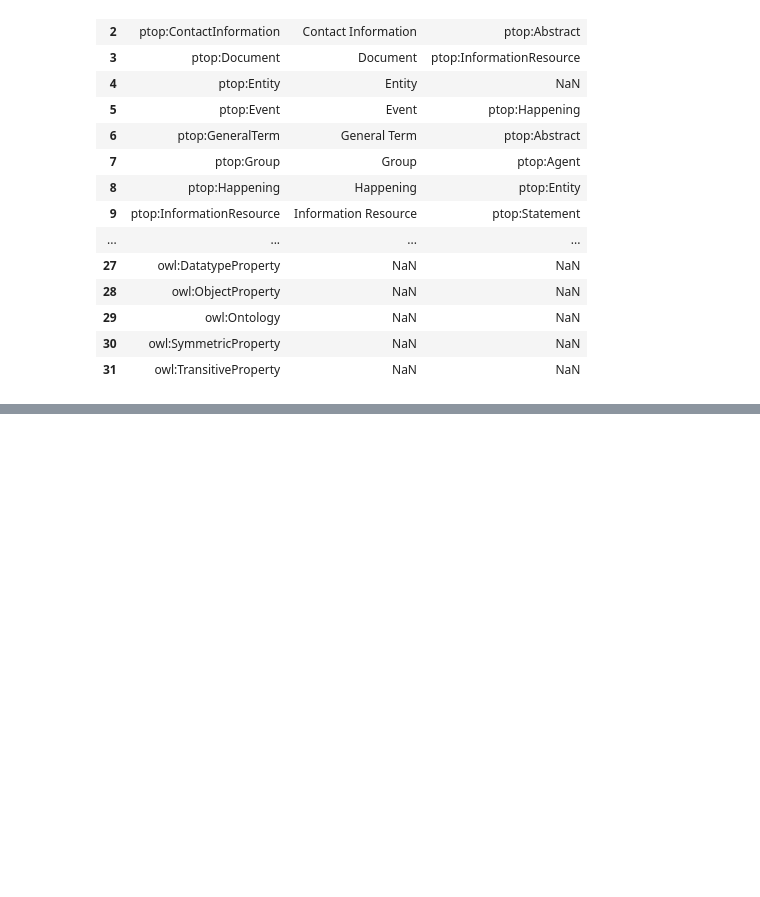
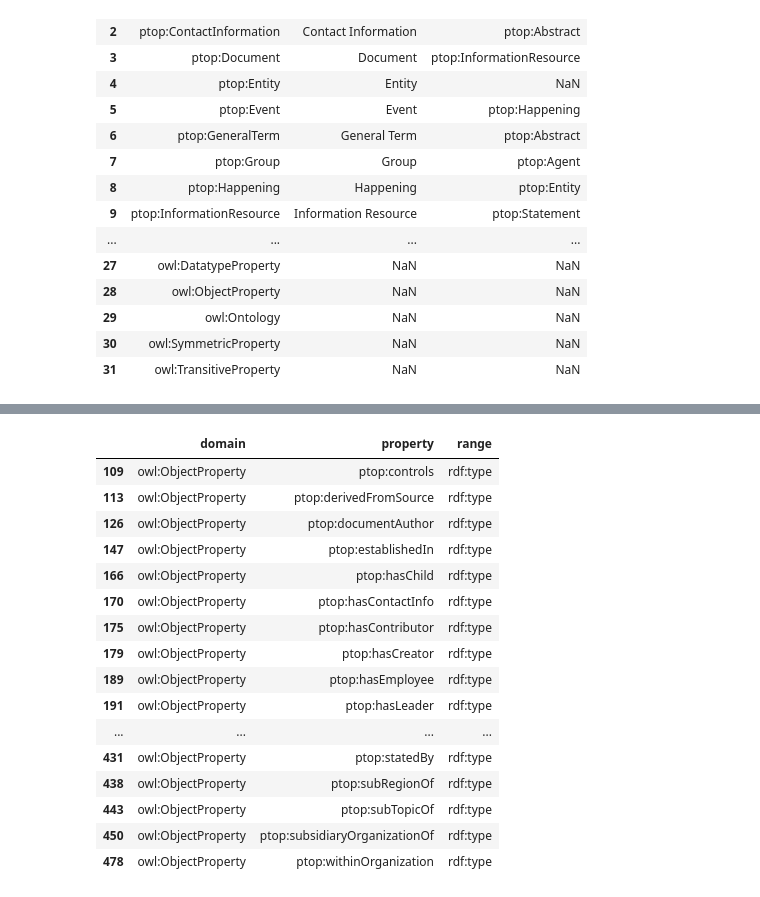
Before and after one commit to HannaAbiAkl/AutonomousLearner, a Jupyter notebook: experiments/experiment_1.ipynb, the cells around one changed output, grey strips where cells are left out. Saved outputs shown, nothing was run; the diff lists cells and outputs as text; code cells hidden in the pictures; blank space fills up the shorter version.

```diff
--- a/experiments/experiment_1.ipynb
+++ b/experiments/experiment_1.ipynb
@@ -167,0 +187,21 @@ df_3
+# %%
+df_3_object_properties = df_3[df_3["domain"] == "owl:ObjectProperty"]
+df_3_object_properties
+# %% [output]
+|  | domain | property | range |
+| 109 | owl:ObjectProperty | ptop:controls | rdf:type |
+| 113 | owl:ObjectProperty | ptop:derivedFromSource | rdf:type |
+| 126 | owl:ObjectProperty | ptop:documentAuthor | rdf:type |
+| 147 | owl:ObjectProperty | ptop:establishedIn | rdf:type |
+| 166 | owl:ObjectProperty | ptop:hasChild | rdf:type |
+| 170 | owl:ObjectProperty | ptop:hasContactInfo | rdf:type |
+| 175 | owl:ObjectProperty | ptop:hasContributor | rdf:type |
+| 179 | owl:ObjectProperty | ptop:hasCreator | rdf:type |
+| 189 | owl:ObjectProperty | ptop:hasEmployee | rdf:type |
+| 191 | owl:ObjectProperty | ptop:hasLeader | rdf:type |
+| ... | ... | ... | ... |
+| 431 | owl:ObjectProperty | ptop:statedBy | rdf:type |
+| 438 | owl:ObjectProperty | ptop:subRegionOf | rdf:type |
+| 443 | owl:ObjectProperty | ptop:subTopicOf | rdf:type |
+| 450 | owl:ObjectProperty | ptop:subsidiaryOrganizationOf | rdf:type |
+| 478 | owl:ObjectProperty | ptop:withinOrganization | rdf:type |
```
Also changed, not shown: parts of 20 cells of this notebook, 2 other files.
